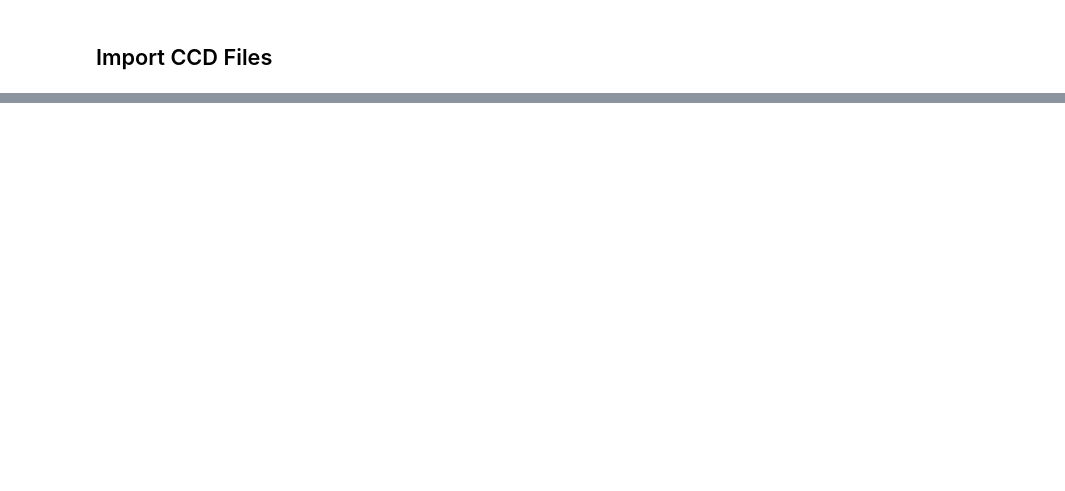
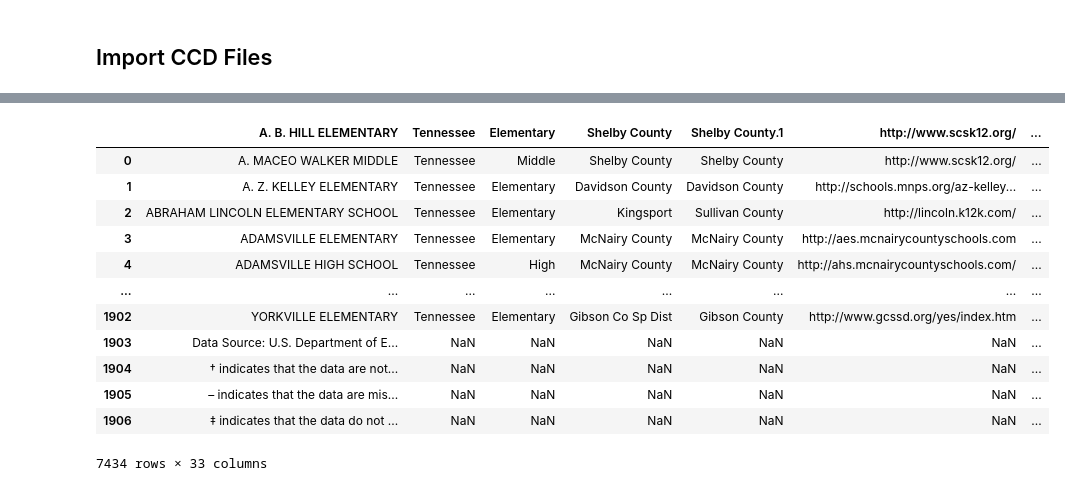
Before and after one commit to Claytor/Capstone_TN_COVID_School_Achievement_Impact, a Jupyter notebook: notebooks/nces_CCD_join.ipynb, the cells around one changed output, grey strips where cells are left out. Drawn from its saved outputs; the diff is of its cells as text; code cells hidden in the pictures; blank space fills up the shorter version.

Commit message:
Using custom ElSi data from NCES.

```diff
--- a/notebooks/nces_CCD_join.ipynb
+++ b/notebooks/nces_CCD_join.ipynb
@@ -8,5 +10,5 @@ import numpy as np
 # %%
-ccd_18 = pd.read_csv('../data/school_based/18_ccd.csv', encoding='latin_1', low_memory=False)
-ccd_19 = pd.read_csv('../data/school_based/19_ccd.csv', encoding='latin_1', low_memory=False)
-ccd_21 = pd.read_csv('../data/school_based/21_ccd.csv', encoding='latin_1', low_memory=False)
-ccd_22 = pd.read_csv('../data/school_based/22_ccd.csv', encoding='latin_1', low_memory=False)
+elsi_18 = pd.read_csv('../data/school_based/18_elsi.csv', header=3)
+elsi_19 = pd.read_csv('../data/school_based/19_elsi.csv', header=3)
+elsi_21 = pd.read_csv('../data/school_based/21_elsi.csv', header=3)
+elsi_22 = pd.read_csv('../data/school_based/22_elsi.csv', header=3)
@@ -32,0 +17,3 @@ memory usage: 50.8+ MB
+# %%
+elsi = pd.concat([elsi_18, elsi_19, elsi_21, elsi_22])
+elsi
@@ -32,0 +34,16 @@ memory usage: 50.8+ MB
+# %%
+elsi
+# %% [output]
+|  | A. B. HILL ELEMENTARY | Tennessee | Elementary | Shelby County | Shelby County.1 | http://www.scsk12.org/ | ... |
+| 0 | A. MACEO WALKER MIDDLE | Tennessee | Middle | Shelby County | Shelby County | http://www.scsk12.org/ | ... |
+| 1 | A. Z. KELLEY ELEMENTARY | Tennessee | Elementary | Davidson County | Davidson County | http://schools.mnps.org/az-kelley... | ... |
+| 2 | ABRAHAM LINCOLN ELEMENTARY SCHOOL | Tennessee | Elementary | Kingsport | Sullivan County | http://lincoln.k12k.com/ | ... |
+| 3 | ADAMSVILLE ELEMENTARY | Tennessee | Elementary | McNairy County | McNairy County | http://aes.mcnairycountyschools.com | ... |
+| 4 | ADAMSVILLE HIGH SCHOOL | Tennessee | High | McNairy County | McNairy County | http://ahs.mcnairycountyschools.com/ | ... |
+| ... | ... | ... | ... | ... | ... | ... | ... |
+| 1902 | YORKVILLE ELEMENTARY | Tennessee | Elementary | Gibson Co Sp Dist | Gibson County | http://www.gcssd.org/yes/index.htm | ... |
+| 1903 | Data Source: U.S. Department of E... | NaN | NaN | NaN | NaN | NaN | ... |
+| 1904 | † indicates that the data are not... | NaN | NaN | NaN | NaN | NaN | ... |
+| 1905 | – indicates that the data are mis... | NaN | NaN | NaN | NaN | NaN | ... |
+| 1906 | ‡ indicates that the data do not ... | NaN | NaN | NaN | NaN | NaN | ... |
+7434 rows × 33 columns
```
Also changed, not shown: parts of 5 cells of this notebook.
